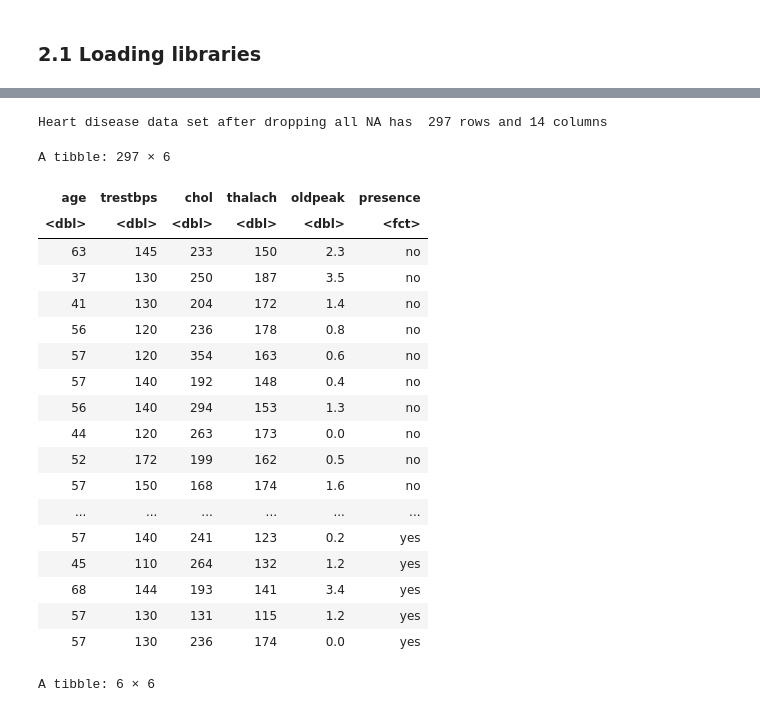
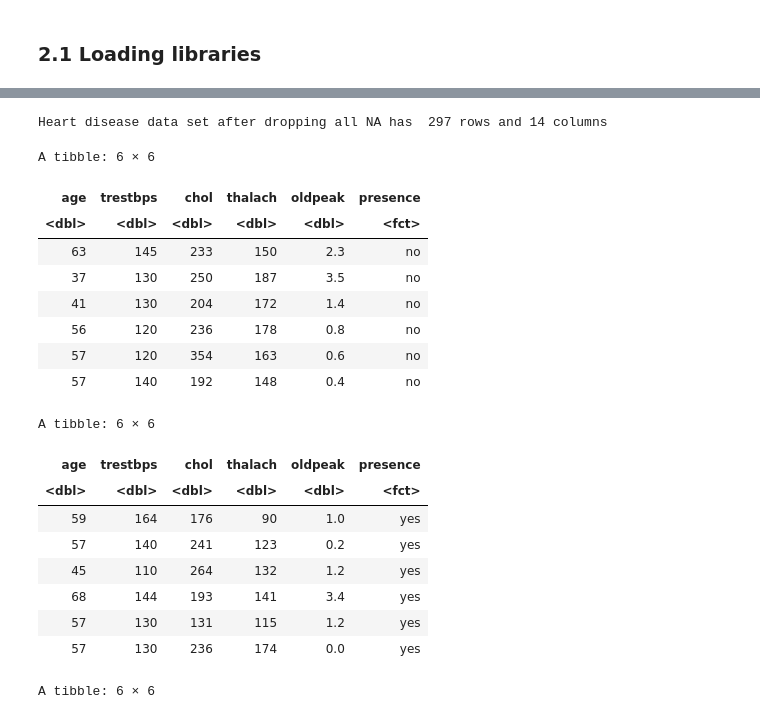
Before and after one commit to tashijain/DSCI100GroupProject, a Jupyter notebook: group_project_report.ipynb, the cells around one changed output, grey strips where cells are left out. Drawn from its saved outputs; the diff is of its cells as text; code cells hidden in the pictures.

```diff
--- a/group_project_report.ipynb
+++ b/group_project_report.ipynb
@@ -136,34 +158,35 @@ A spec_tbl_df: 303 × 14
 # %%
 # all NA have been dropped, selecting a subset of non-categorical and predicted attribute
 
 heart_disease_data <- heart_disease_data %>% drop_na() # drop any rows with NA (removes 303 - 6 = 297 rows)
 
 cat("Heart disease data set after dropping all NA has ", nrow(heart_disease_data), "rows and", ncol(heart_disease_data), "columns")
 
 heart_disease_data <- mutate_at(heart_disease_data, vars(presence), factor) # create a new col presence to df
 
 heart_disease_data <- heart_disease_data %>% select(age, trestbps, chol, thalach, oldpeak, presence) # select only these attributes because rest are categorical variables
 
-heart_disease_data
+
+head(heart_disease_data)
+tail(heart_disease_data)
 # %% [output]
 Heart disease data set after dropping all NA has  297 rows and 14 columns
-A tibble: 297 × 6
+A tibble: 6 × 6
 | age | trestbps | chol | thalach | oldpeak | presence |
 | <dbl> | <dbl> | <dbl> | <dbl> | <dbl> | <fct> |
 | 63 | 145 | 233 | 150 | 2.3 | no |
 | 37 | 130 | 250 | 187 | 3.5 | no |
 | 41 | 130 | 204 | 172 | 1.4 | no |
 | 56 | 120 | 236 | 178 | 0.8 | no |
 | 57 | 120 | 354 | 163 | 0.6 | no |
 | 57 | 140 | 192 | 148 | 0.4 | no |
-| 56 | 140 | 294 | 153 | 1.3 | no |
-| 44 | 120 | 263 | 173 | 0.0 | no |
-| 52 | 172 | 199 | 162 | 0.5 | no |
-| 57 | 150 | 168 | 174 | 1.6 | no |
-| ... | ... | ... | ... | ... | ... |
-| 57 | 140 | 241 | 123 | 0.2 | yes |
-| 45 | 110 | 264 | 132 | 1.2 | yes |
-| 68 | 144 | 193 | 141 | 3.4 | yes |
-| 57 | 130 | 131 | 115 | 1.2 | yes |
-| 57 | 130 | 236 | 174 | 0.0 | yes |
+A tibble: 6 × 6
+| age | trestbps | chol | thalach | oldpeak | presence |
+| <dbl> | <dbl> | <dbl> | <dbl> | <dbl> | <fct> |
+| 59 | 164 | 176 | 90 | 1.0 | yes |
+| 57 | 140 | 241 | 123 | 0.2 | yes |
+| 45 | 110 | 264 | 132 | 1.2 | yes |
+| 68 | 144 | 193 | 141 | 3.4 | yes |
+| 57 | 130 | 131 | 115 | 1.2 | yes |
+| 57 | 130 | 236 | 174 | 0.0 | yes |
 # %%
```
Also changed, not shown: parts of 18 cells of this notebook.
